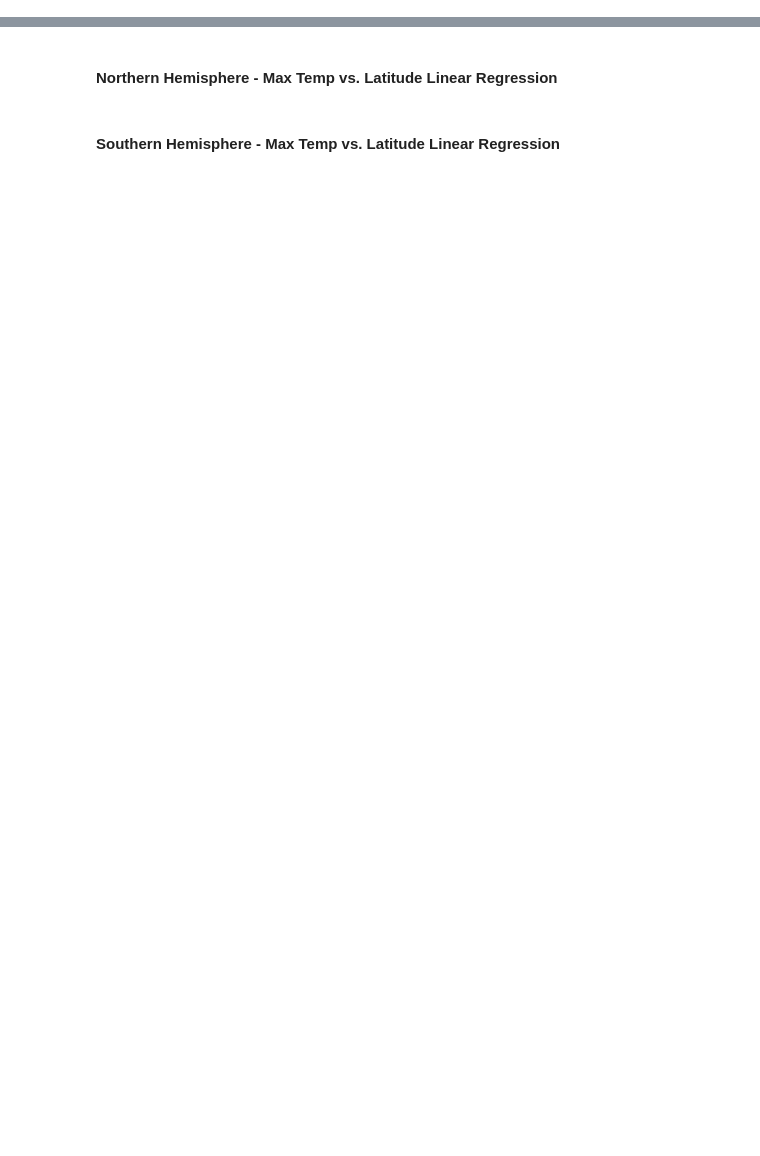
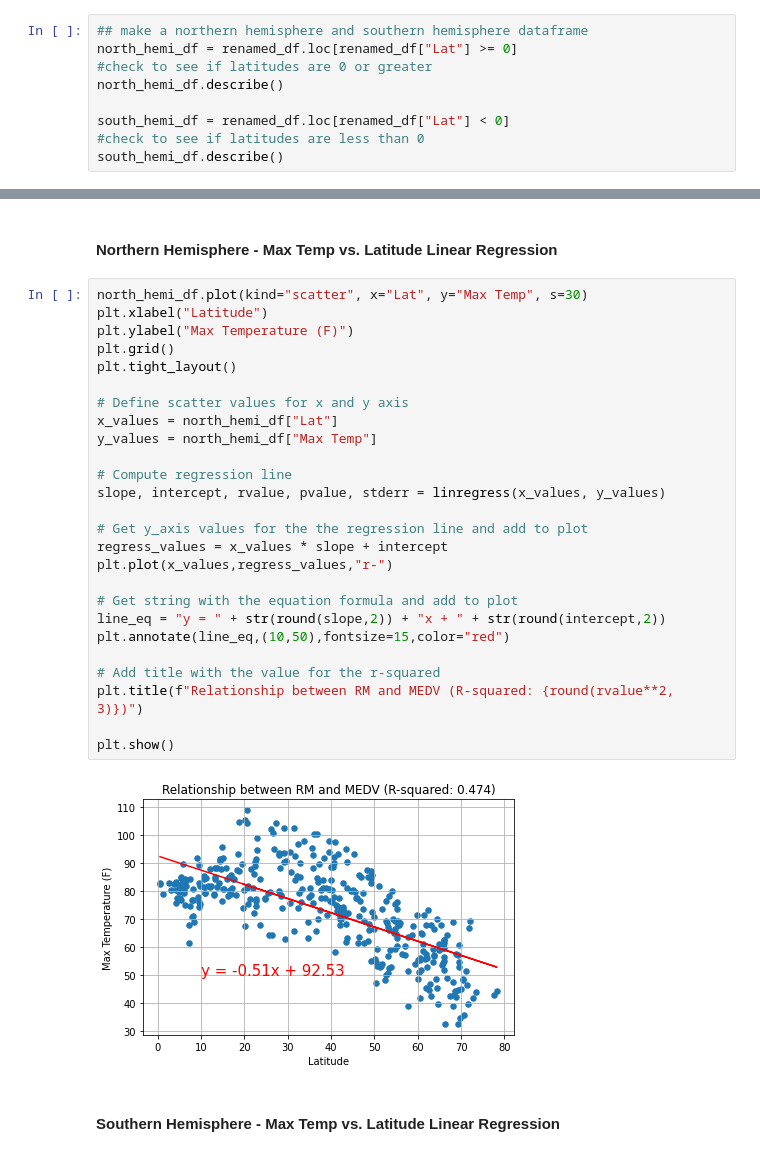
Before and after one commit to Abzraja/python-api-challenge, a Jupyter notebook: WeatherPy/WeatherPy.ipynb, the cells around one changed output, grey strips where cells are left out. Drawn from its saved outputs; the diff is of its cells as text; blank space fills up the shorter version.

```diff
--- a/WeatherPy/WeatherPy.ipynb
+++ b/WeatherPy/WeatherPy.ipynb
@@ -225,2 +233,11 @@ plt.show()
 # %% [markdown]
 ## Linear Regression
+# %%
+## make a northern hemisphere and southern hemisphere dataframe
+north_hemi_df = renamed_df.loc[renamed_df["Lat"] >= 0]
+#check to see if latitudes are 0 or greater
+north_hemi_df.describe()
+
+south_hemi_df = renamed_df.loc[renamed_df["Lat"] < 0]
+#check to see if latitudes are less than 0
+south_hemi_df.describe()
@@ -227,4 +254,32 @@ plt.show()
 # %% [markdown]
 ####  Northern Hemisphere - Max Temp vs. Latitude Linear Regression
+# %%
+north_hemi_df.plot(kind="scatter", x="Lat", y="Max Temp", s=30)
+plt.xlabel("Latitude")
+plt.ylabel("Max Temperature (F)")
+plt.grid()
+plt.tight_layout()
+
+# Define scatter values for x and y axis
+x_values = north_hemi_df["Lat"]
+y_values = north_hemi_df["Max Temp"]
+
+# Compute regression line
+slope, intercept, rvalue, pvalue, stderr = linregress(x_values, y_values)
+
+# Get y_axis values for the the regression line and add to plot
+regress_values = x_values * slope + intercept
+plt.plot(x_values,regress_values,"r-")
+
+# Get string with the equation formula and add to plot
+line_eq = "y = " + str(round(slope,2)) + "x + " + str(round(intercept,2))
+plt.annotate(line_eq,(10,50),fontsize=15,color="red")
+
+# Add title with the value for the r-squared
+plt.title(f"Relationship between RM and MEDV (R-squared: {round(rvalue**2, 3)})")
+
+plt.show()
+# %% [output]
+[figure, added]
 # %% [markdown]
 ####  Southern Hemisphere - Max Temp vs. Latitude Linear Regression
```
Also changed, not shown: parts of 12 cells of this notebook, 1 other file.
